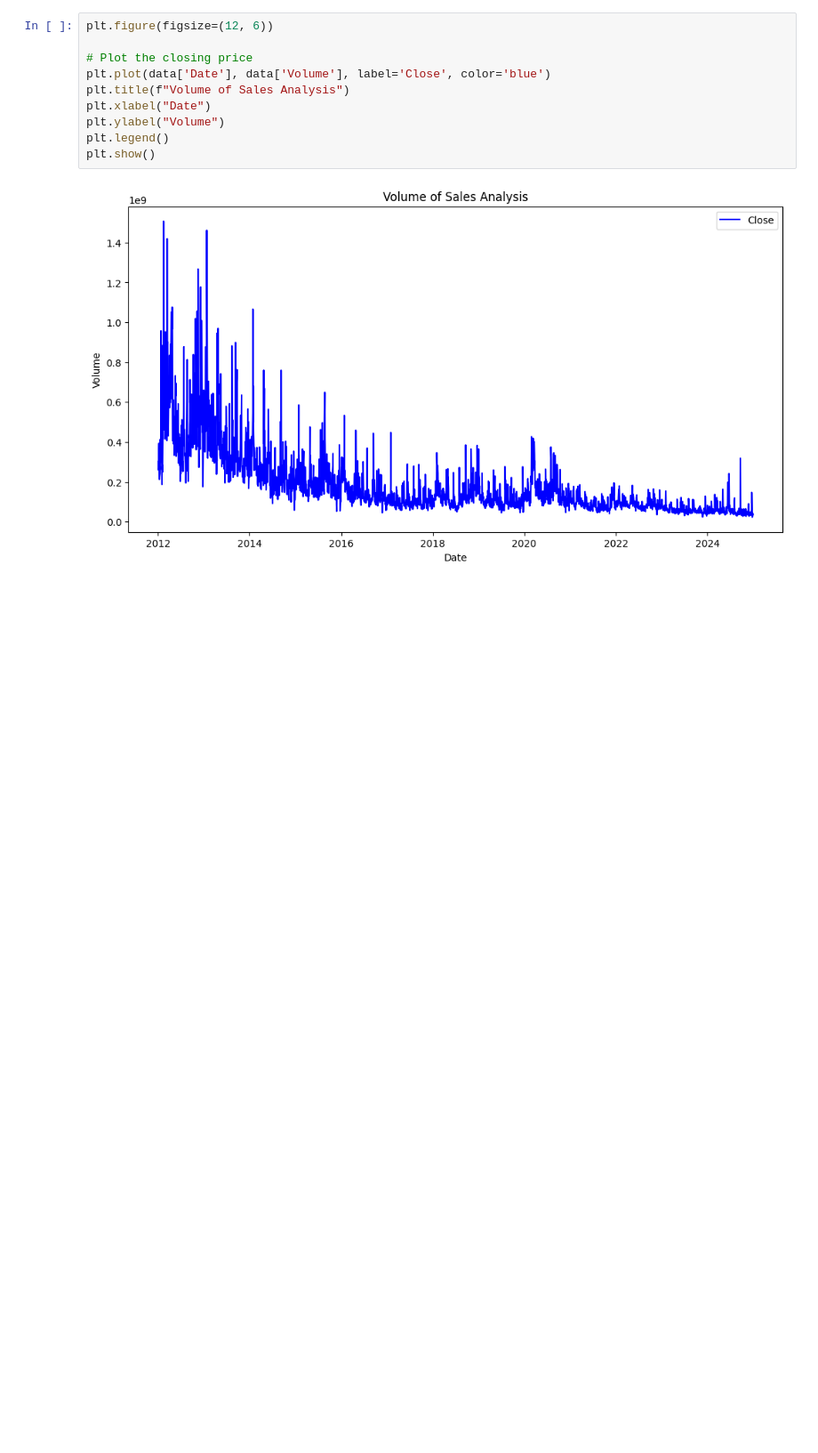
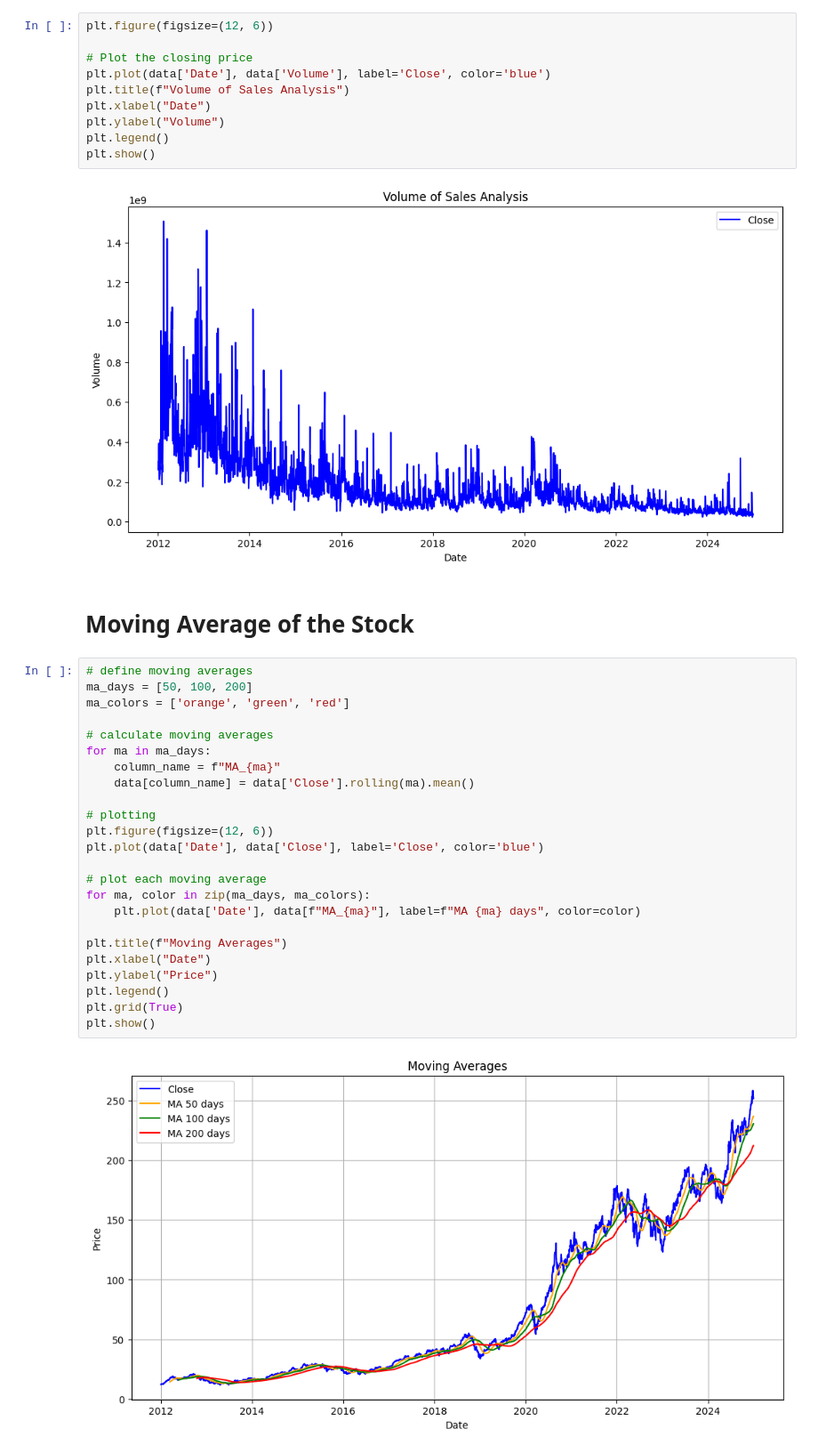
Before and after one commit to tshihab07/Stock-Price-Forecasting, a Jupyter notebook: notebookes/StockPricePrediction.ipynb, the cells around one changed output. Shown at 89% size. Saved outputs shown, nothing was run; the diff lists cells and outputs as text; blank space fills up the shorter version.

Commit message:
'feat: implement moving average analysis

```diff
--- a/notebookes/StockPricePrediction.ipynb
+++ b/notebookes/StockPricePrediction.ipynb
@@ -185,3 +185,31 @@ plt.legend()
 plt.show()
 # %% [output]
 [figure]
+# %% [markdown]
+# Moving Average of the Stock
+# %%
+# define moving averages
+ma_days = [50, 100, 200]
+ma_colors = ['orange', 'green', 'red']
+
+# calculate moving averages
+for ma in ma_days:
+    column_name = f"MA_{ma}"
+    data[column_name] = data['Close'].rolling(ma).mean()
+
+# plotting
+plt.figure(figsize=(12, 6))
+plt.plot(data['Date'], data['Close'], label='Close', color='blue')
+
+# plot each moving average
+for ma, color in zip(ma_days, ma_colors):
+    plt.plot(data['Date'], data[f"MA_{ma}"], label=f"MA {ma} days", color=color)
+
+plt.title(f"Moving Averages")
+plt.xlabel("Date")
+plt.ylabel("Price")
+plt.legend()
+plt.grid(True)
+plt.show()
+# %% [output]
+[figure, added]
```
